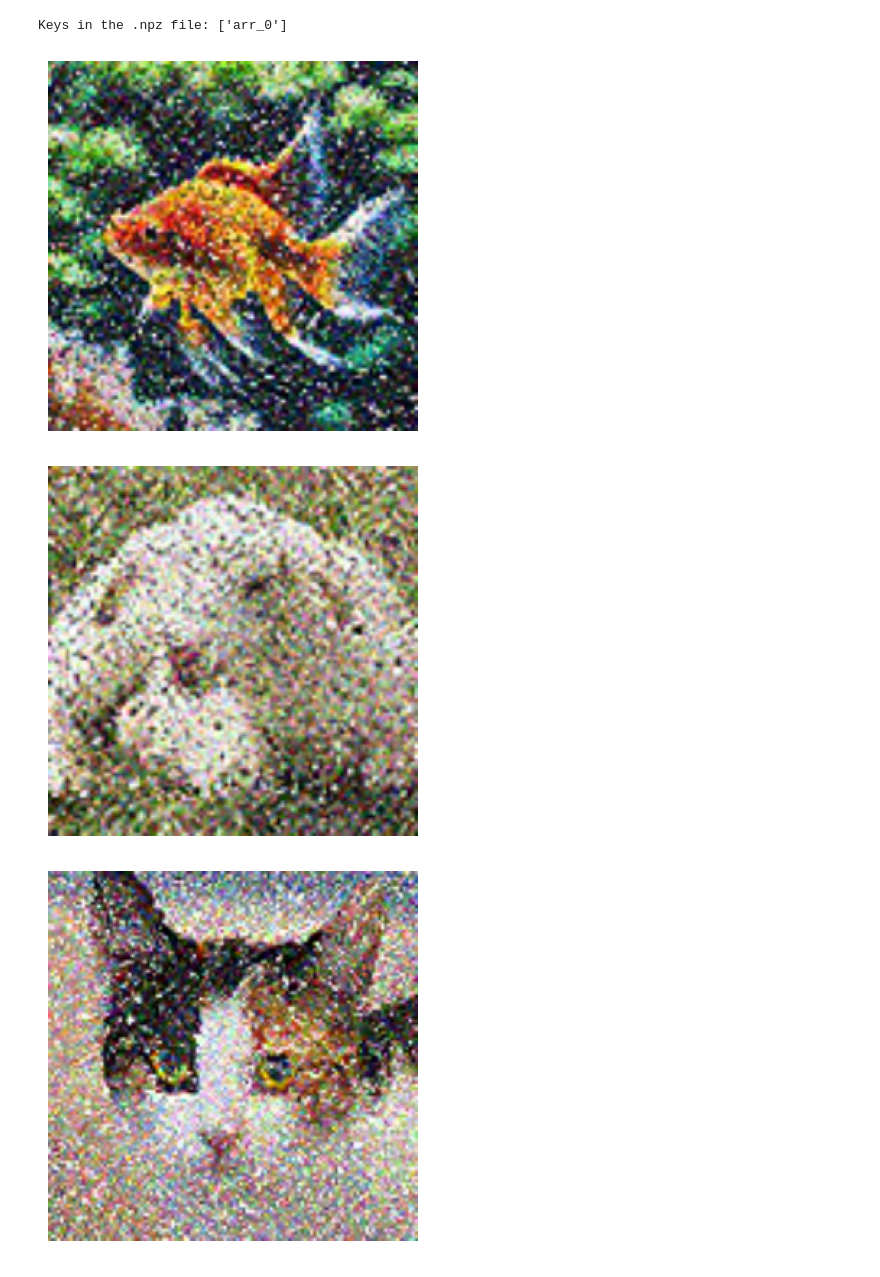
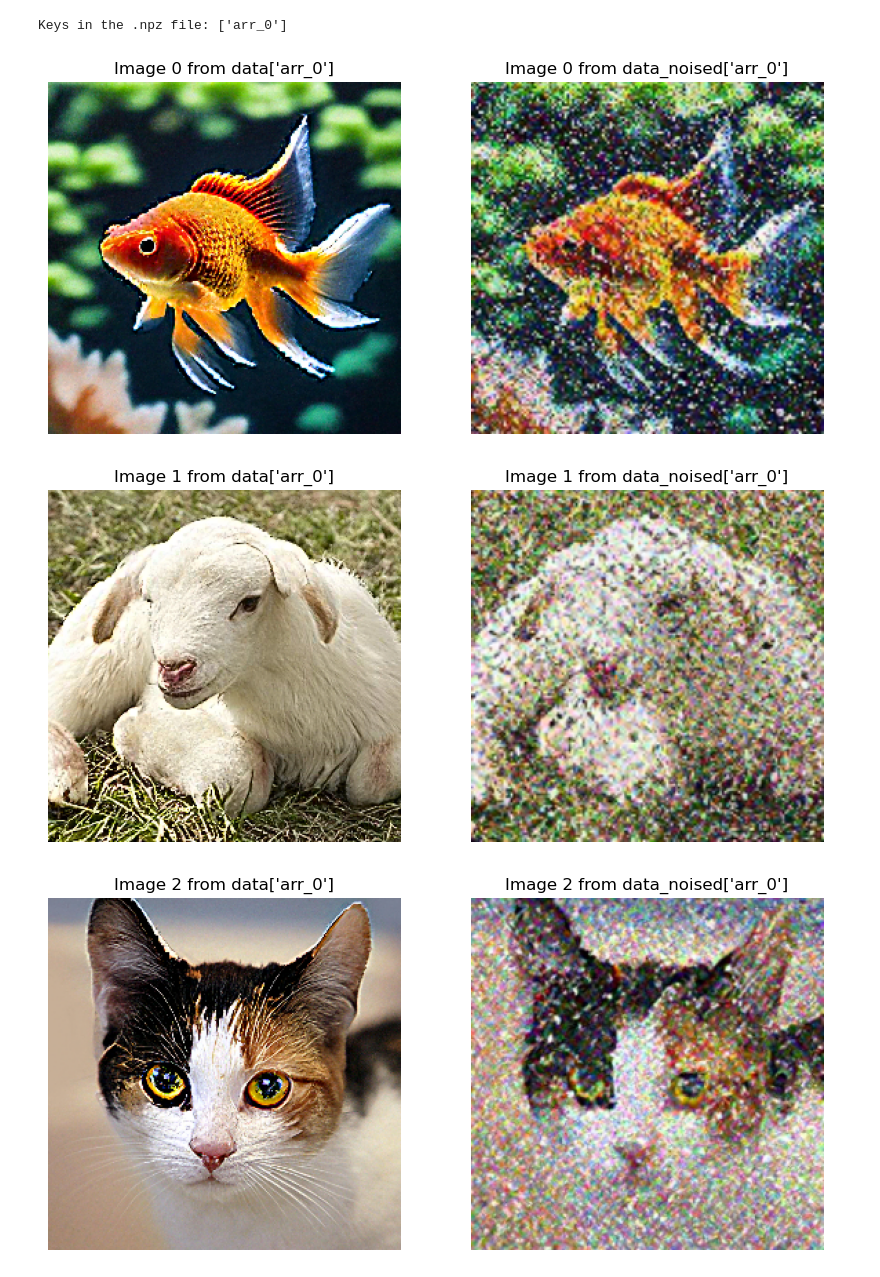
Before and after one commit to Ryankwon03/Reordered-Noise-Processing-in-Super-Resolution, a Jupyter notebook: src/notebooks/SR_testing.ipynb, the cells around one changed output. Drawn from its saved outputs; the diff is of its cells as text; code cells hidden in the pictures.

```diff
--- a/src/notebooks/SR_testing.ipynb
+++ b/src/notebooks/SR_testing.ipynb
@@ -2,17 +2,33 @@
 import numpy as np
 import matplotlib.pyplot as plt
 # %%
-data = np.load('../../results/SR_downsample/downsample_3x256x256x3_1000.npz')
-#data = np.load('../../results/SR_noised_downsample/input_3x256x256x3_2000.npz')
+data = np.load('../../results/SR_downsample/downsample_3x256x256x3_1000.npz') #best --> iteration = 1000, timestep = 250
+data2 = np.load('../../results/SR_downsample/downsample_3x256x256x3_2000.npz') #for experiment
+data_noised = np.load('../../results/SR_noised_downsample/input_3x256x256x3_1000.npz')
 print("Keys in the .npz file:", data.files)
 # %% [output]
 Keys in the .npz file: ['arr_0']
-# %%
-for i in data['arr_0']:
-    plt.imshow(i)  # Use 'cmap' if it's a grayscale image
-    plt.axis('off')  # Optional: turn off axis
-    plt.show()
-# %% [output]
-[figure, removed]
-[figure, removed]
-[figure, removed]
+# %%
+import matplotlib.pyplot as plt
+
+# Assuming data['arr_0'] and data2['arr_0'] are numpy arrays or lists of images
+for i, (img1, img2) in enumerate(zip(data['arr_0'], data_noised['arr_0'])):
+    fig, axes = plt.subplots(1, 2, figsize=(10, 5))  # Create a subplot with 1 row and 2 columns
+
+    # Display the first image
+    axes[0].imshow(img1, cmap='gray')  # Use 'cmap' if the image is grayscale
+    axes[0].axis('off')  # Turn off axis for the first image
+
+    # Display the second image
+    axes[1].imshow(img2, cmap='gray')  # Use 'cmap' if the image is grayscale
+    axes[1].axis('off')  # Turn off axis for the second image
+
+    # Optional: Set titles for each subplot
+    axes[0].set_title(f"Image {i} from data['arr_0']")
+    axes[1].set_title(f"Image {i} from data_noised['arr_0']")
+
+    plt.show()  # Show the subplot
+# %% [output]
+[figure, added]
+[figure, added]
+[figure, added]
```
Also changed, not shown: 14 other files.
